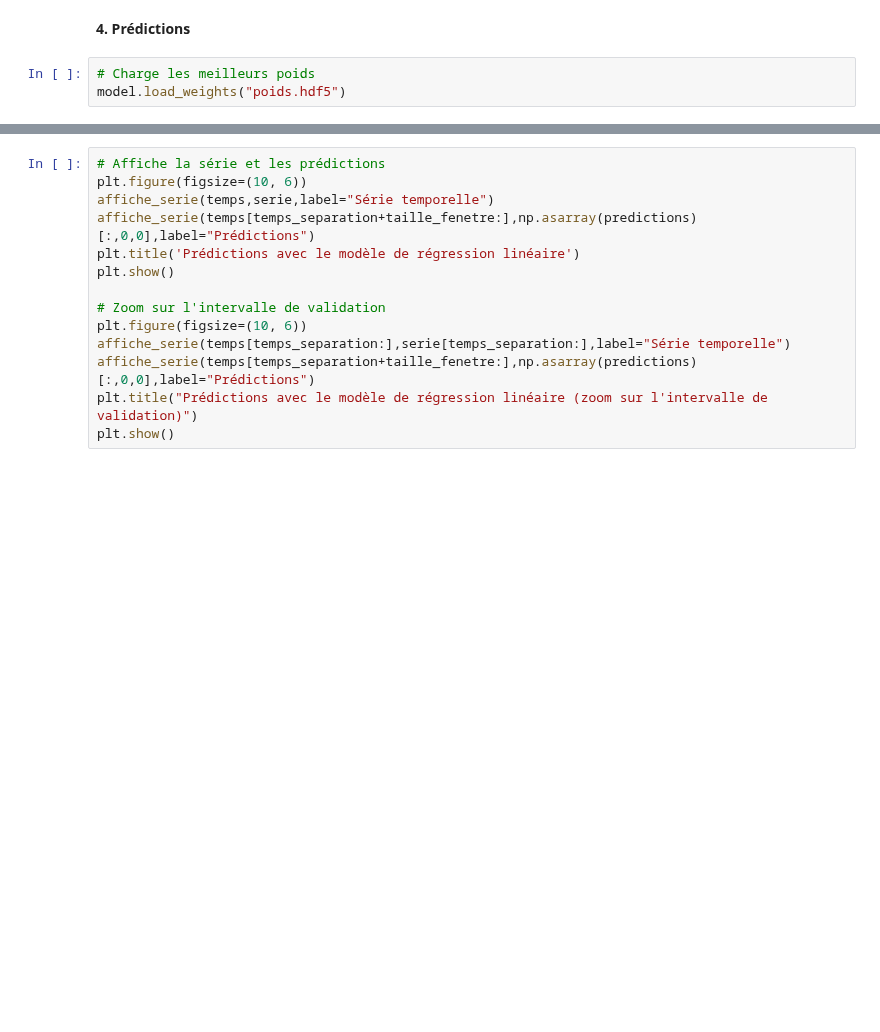
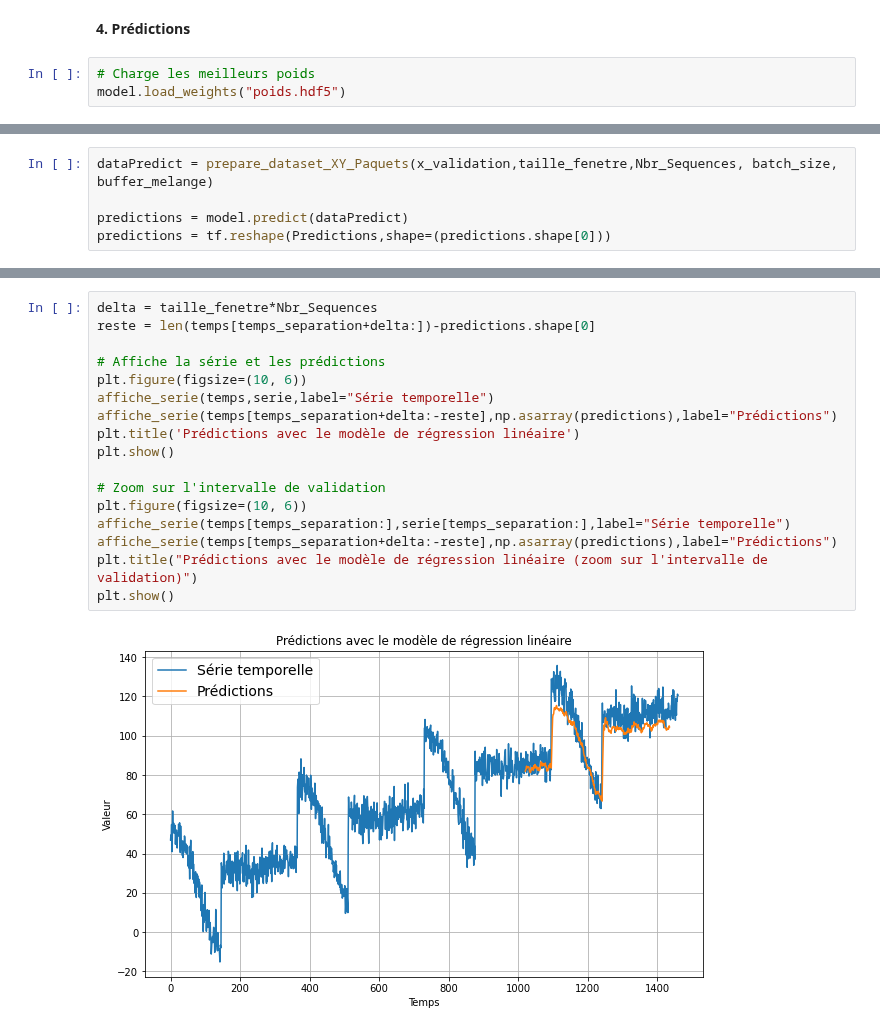
Before and after one commit to AlexandreBourrieau/ML, a Jupyter notebook: Carnets Jupyter/Séries temporelles/Reseau_GRU_Avec_Attention_Hierarchique.ipynb, the cells around one changed output, grey strips where cells are left out. Drawn from its saved outputs; the diff is of its cells as text; blank space fills up the shorter version.

```diff
--- a/Carnets Jupyter/Séries temporelles/Reseau_GRU_Avec_Attention_Hierarchique.ipynb
+++ b/Carnets Jupyter/Séries temporelles/Reseau_GRU_Avec_Attention_Hierarchique.ipynb
@@ -354,0 +366,5 @@ ValueError: ignored
+# %%
+dataPredict = prepare_dataset_XY_Paquets(x_validation,taille_fenetre,Nbr_Sequences, batch_size, buffer_melange)
+
+predictions = model.predict(dataPredict)
+predictions = tf.reshape(Predictions,shape=(predictions.shape[0]))
@@ -355,14 +376,19 @@ ValueError: ignored
 # %%
+delta = taille_fenetre*Nbr_Sequences
+reste = len(temps[temps_separation+delta:])-predictions.shape[0]
+
 # Affiche la série et les prédictions
 plt.figure(figsize=(10, 6))
 affiche_serie(temps,serie,label="Série temporelle")
-affiche_serie(temps[temps_separation+taille_fenetre:],np.asarray(predictions)[:,0,0],label="Prédictions")
+affiche_serie(temps[temps_separation+delta:-reste],np.asarray(predictions),label="Prédictions")
 plt.title('Prédictions avec le modèle de régression linéaire')
 plt.show()
 
 # Zoom sur l'intervalle de validation
 plt.figure(figsize=(10, 6))
 affiche_serie(temps[temps_separation:],serie[temps_separation:],label="Série temporelle")
-affiche_serie(temps[temps_separation+taille_fenetre:],np.asarray(predictions)[:,0,0],label="Prédictions")
+affiche_serie(temps[temps_separation+delta:-reste],np.asarray(predictions),label="Prédictions")
 plt.title("Prédictions avec le modèle de régression linéaire (zoom sur l'intervalle de validation)")
 plt.show()
+# %% [output]
+[figure, added]
```
Also changed, not shown: parts of 14 cells of this notebook.
